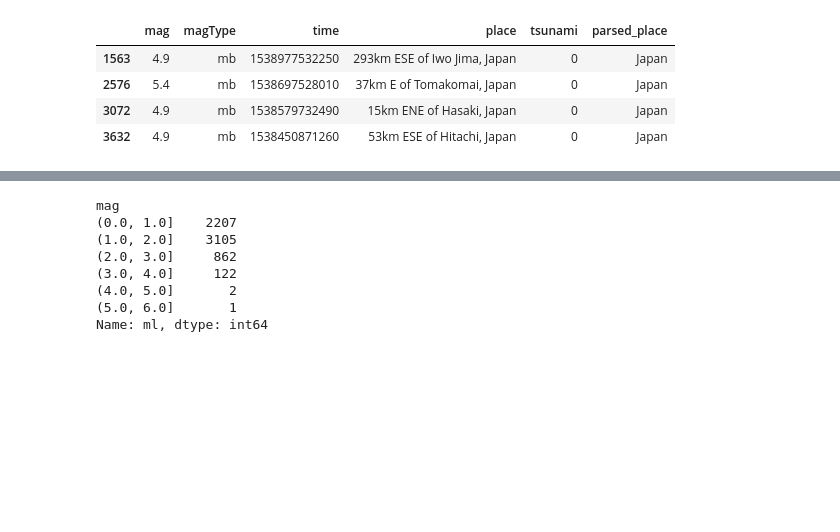
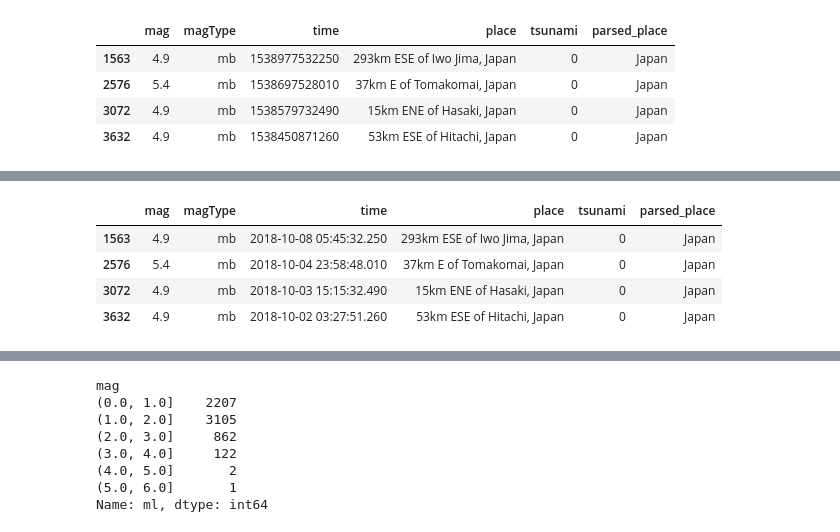
Before and after one commit to plozano0/Hands-On-Data-Analysis-with-Pandas-2nd-Edition, a Jupyter notebook: ch_04/exercises/Lozano_Week5&6_Assignment.ipynb, the cells around one changed output, grey strips where cells are left out. Drawn from its saved outputs; the diff is of its cells as text; code cells hidden in the pictures; blank space fills up the shorter version.

```diff
--- a/ch_04/exercises/Lozano_Week5&6_Assignment.ipynb
+++ b/ch_04/exercises/Lozano_Week5&6_Assignment.ipynb
@@ -41,0 +64,22 @@ japan_quakes
+# %%
+# This method creates a SettingWithCopyWarning
+# japan_quakes['time'] = pd.to_datetime(japan_quakes['time'], unit='ms')
+
+# This method creates a FutureWarning and will be deprecated due to incompatibility with mixing datatypes
+# japan_quakes.loc[:, 'time'] = pd.to_datetime(japan_quakes['time'], unit='ms')
+
+
+# DType is incompatible with int64, so we need to convert it to int first
+# The error is due to the presence of NaN values in the 'time' column.  We need to handle these NaN values before conversion.
+# One way to handle NaN values is to fill them with a specific value,
+# such as 0 or the mean of the column. However, filling with 0 may not be appropriate for datetime conversion.
+# Instead, we can drop rows with NaN values in the 'time' column before conversion
+japan_quakes = japan_quakes.dropna(subset=['time'])
+japan_quakes.loc[:, 'time'] = pd.to_datetime(japan_quakes['time'], unit='ms')
+japan_quakes
+# %% [output]
+|  | mag | magType | time | place | tsunami | parsed_place |
+| 1563 | 4.9 | mb | 2018-10-08 05:45:32.250 | 293km ESE of Iwo Jima, Japan | 0 | Japan |
+| 2576 | 5.4 | mb | 2018-10-04 23:58:48.010 | 37km E of Tomakomai, Japan | 0 | Japan |
+| 3072 | 4.9 | mb | 2018-10-03 15:15:32.490 | 15km ENE of Hasaki, Japan | 0 | Japan |
+| 3632 | 4.9 | mb | 2018-10-02 03:27:51.260 | 53km ESE of Hitachi, Japan | 0 | Japan |
```
Also changed, not shown: parts of 27 cells of this notebook.
